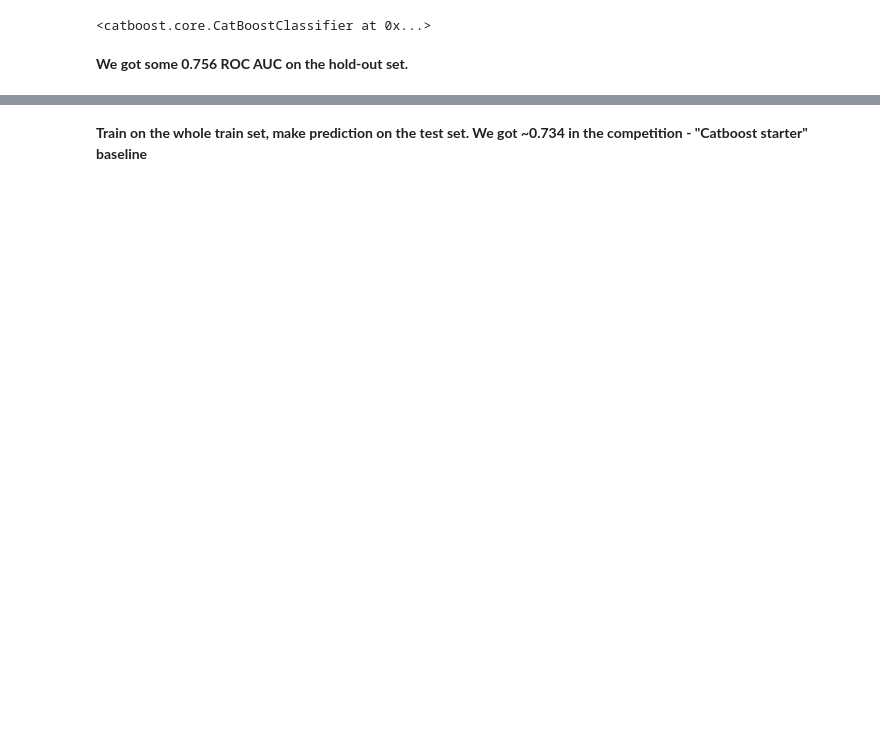
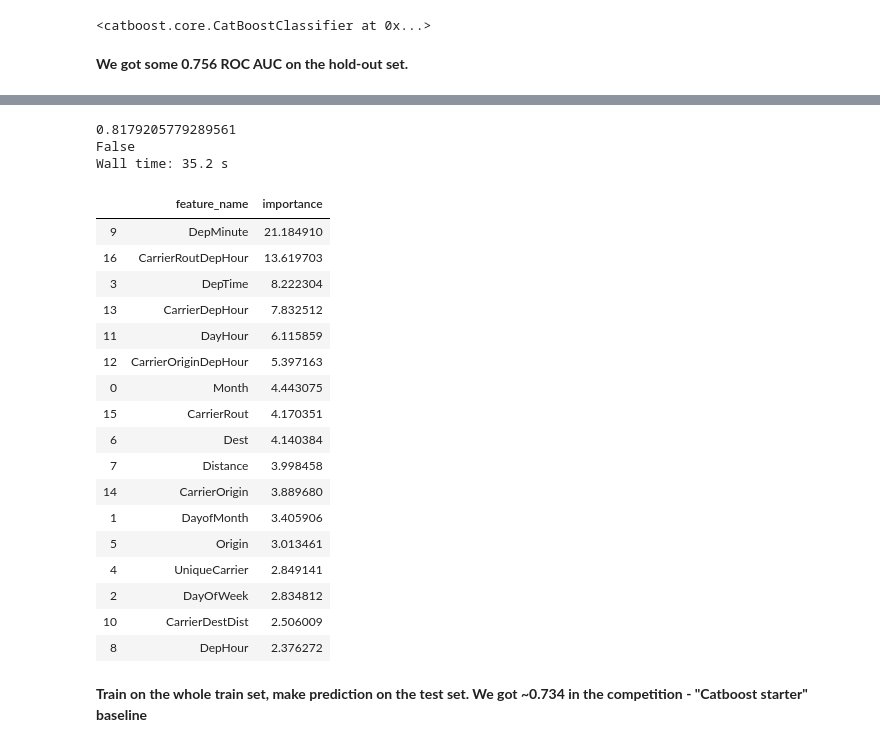
Before and after one commit to koolvn/mlcourse.ai, a Jupyter notebook: competitions/mlcourse.ai. Fall 2019. Catboost starter.ipynb, the cells around one changed output, grey strips where cells are left out. Drawn from its saved outputs; the diff is of its cells as text; code cells hidden in the pictures; blank space fills up the shorter version.

```diff
--- a/competitions/mlcourse.ai. Fall 2019. Catboost starter.ipynb
+++ b/competitions/mlcourse.ai. Fall 2019. Catboost starter.ipynb
@@ -356,3 +370,50 @@ df.sort_values(by='importance', ascending=False)
+# %%
+%%time
+n = 2
+if len(df[df['importance'] < n]) > 0:
+    drop_bad = df[df['importance'] < n]['feature_name']
+    train_df = train_df.drop(drop_bad, axis=1)
+    test_df = test_df.drop(drop_bad, axis=1)
+    categ_feat_idx = np.where(train_df.drop('dep_delayed_15min', axis=1).dtypes == 'object')[0]
+    X_train = train_df.drop('dep_delayed_15min', axis=1).values
+    y_train = train_df['dep_delayed_15min'].map({'Y': 1, 'N': 0}).values
+    X_test = test_df.values
+    X_train_part, X_valid, y_train_part, y_valid = train_test_split(X_train, y_train,
+                                                                test_size=0.3,
+                                                                random_state=17)
+    ctb.fit(X_train_part, y_train_part,
+        cat_features=categ_feat_idx);
+    ctb_valid_pred = ctb.predict_proba(X_valid)[:, 1]
+    auc2 = roc_auc_score(y_valid, ctb_valid_pred)
+    print(auc2)
+    print(auc1 < auc2)
+
+df = pd.DataFrame({'feature_name': train_df.drop('dep_delayed_15min', axis=1).columns,
+               'importance': ctb.feature_importances_})
+
+df.sort_values(by='importance', ascending=False)
+# %% [output]
+0.8179205779289561
+False
+Wall time: 35.2 s
+|  | feature_name | importance |
+| 9 | DepMinute | 21.184910 |
+| 16 | CarrierRoutDepHour | 13.619703 |
+| 3 | DepTime | 8.222304 |
+| 13 | CarrierDepHour | 7.832512 |
+| 11 | DayHour | 6.115859 |
+| 12 | CarrierOriginDepHour | 5.397163 |
+| 0 | Month | 4.443075 |
+| 15 | CarrierRout | 4.170351 |
+| 6 | Dest | 4.140384 |
+| 7 | Distance | 3.998458 |
+| 14 | CarrierOrigin | 3.889680 |
+| 1 | DayofMonth | 3.405906 |
+| 5 | Origin | 3.013461 |
+| 4 | UniqueCarrier | 2.849141 |
+| 2 | DayOfWeek | 2.834812 |
+| 10 | CarrierDestDist | 2.506009 |
+| 8 | DepHour | 2.376272 |
 # %% [markdown]
 **Train on the whole train set, make prediction on the test set. We got ~0.734 in the competition - "Catboost starter" baseline**
 # %%
```
Also changed, not shown: parts of 17 cells of this notebook.
